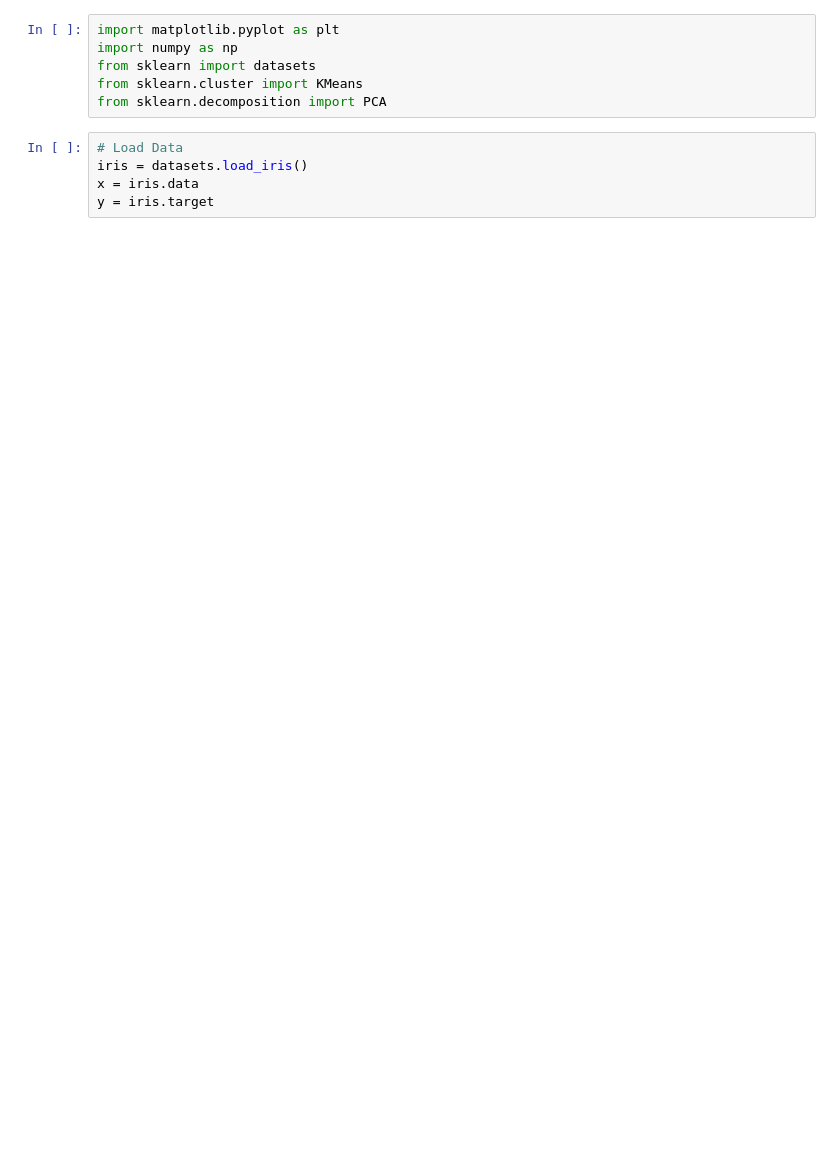
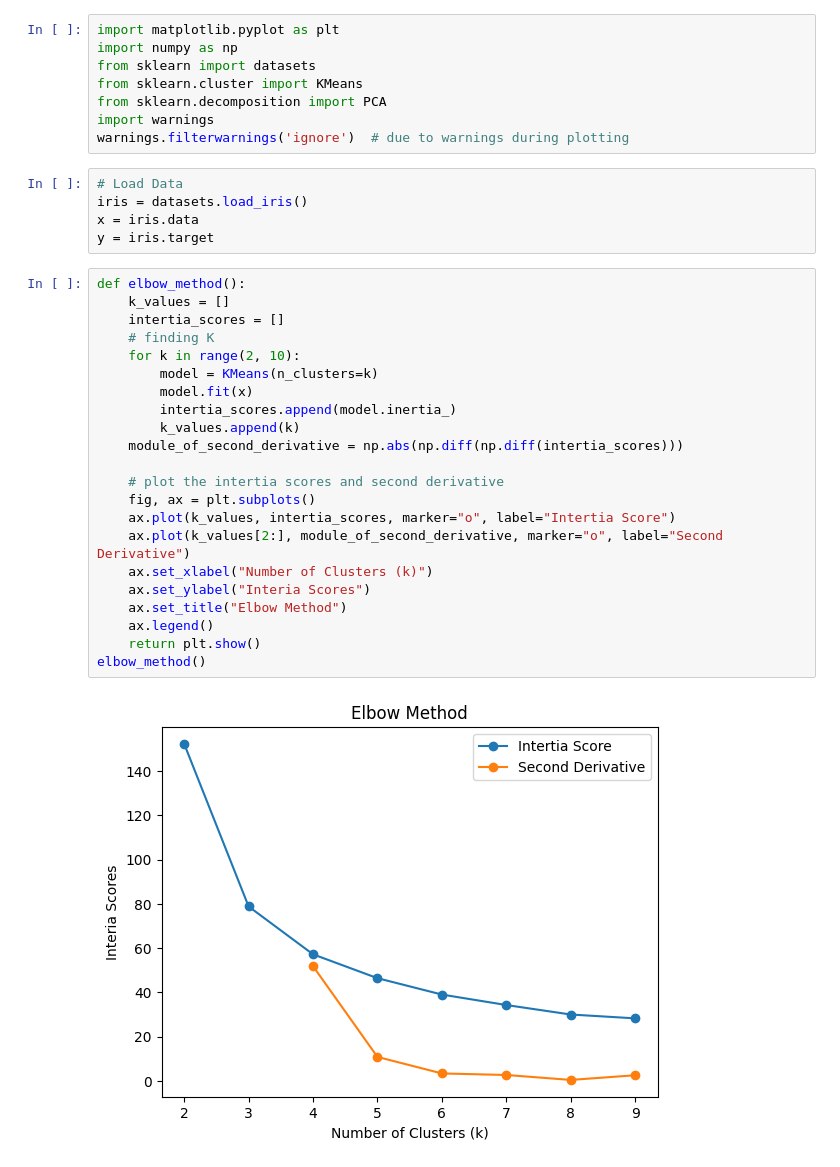
Before and after one commit to mebi-ali/Mehboob-Ali-DEG-018, a Jupyter notebook: week-03/Assignment3.3/KMean_Cluster.ipynb, the cells around one changed output. Cells and saved outputs as stored; diff of their text form; blank space fills up the shorter version.

```diff
--- a/week-03/Assignment3.3/KMean_Cluster.ipynb
+++ b/week-03/Assignment3.3/KMean_Cluster.ipynb
@@ -4,8 +4,34 @@ import numpy as np
 from sklearn import datasets
 from sklearn.cluster import KMeans
 from sklearn.decomposition import PCA
+import warnings
+warnings.filterwarnings('ignore')  # due to warnings during plotting
 # %%
 # Load Data
 iris = datasets.load_iris()
 x = iris.data
 y = iris.target
+# %%
+def elbow_method():
+    k_values = []
+    intertia_scores = []
+    # finding K
+    for k in range(2, 10):
+        model = KMeans(n_clusters=k)
+        model.fit(x)
+        intertia_scores.append(model.inertia_)
+        k_values.append(k)
+    module_of_second_derivative = np.abs(np.diff(np.diff(intertia_scores)))
+
+    # plot the intertia scores and second derivative
+    fig, ax = plt.subplots()
+    ax.plot(k_values, intertia_scores, marker="o", label="Intertia Score")
+    ax.plot(k_values[2:], module_of_second_derivative, marker="o", label="Second Derivative")
+    ax.set_xlabel("Number of Clusters (k)")
+    ax.set_ylabel("Interia Scores")
+    ax.set_title("Elbow Method")
+    ax.legend()
+    return plt.show()
+elbow_method()
+# %% [output]
+[figure, added]
```
Also changed, not shown: parts of 5 cells of this notebook, 5 other files.
